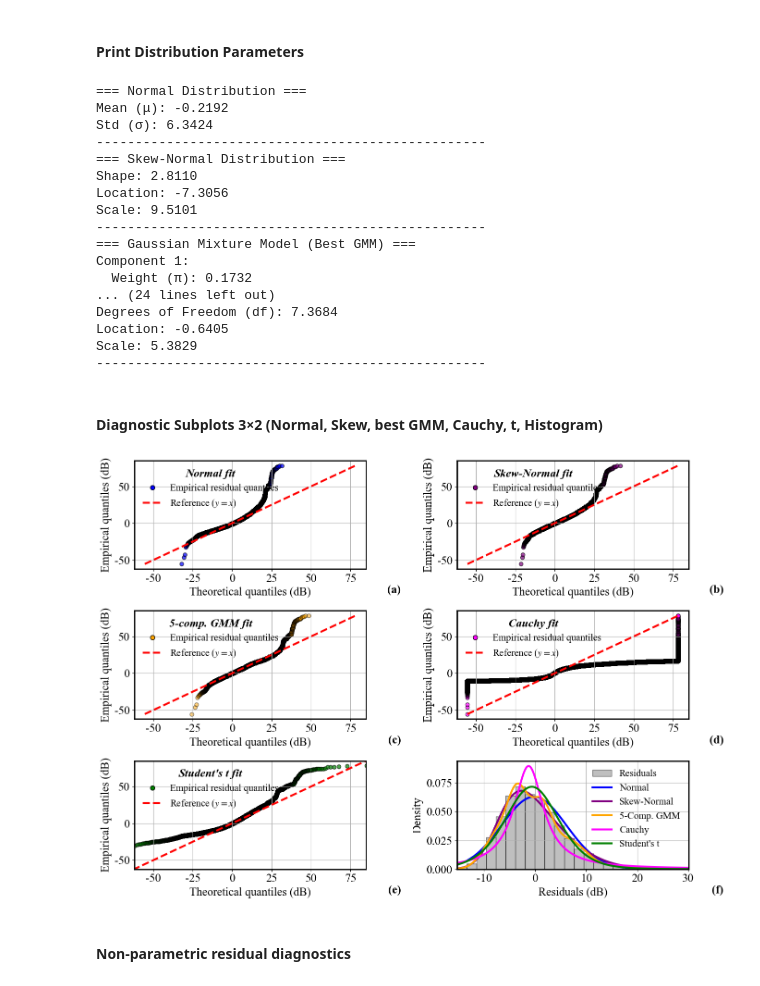
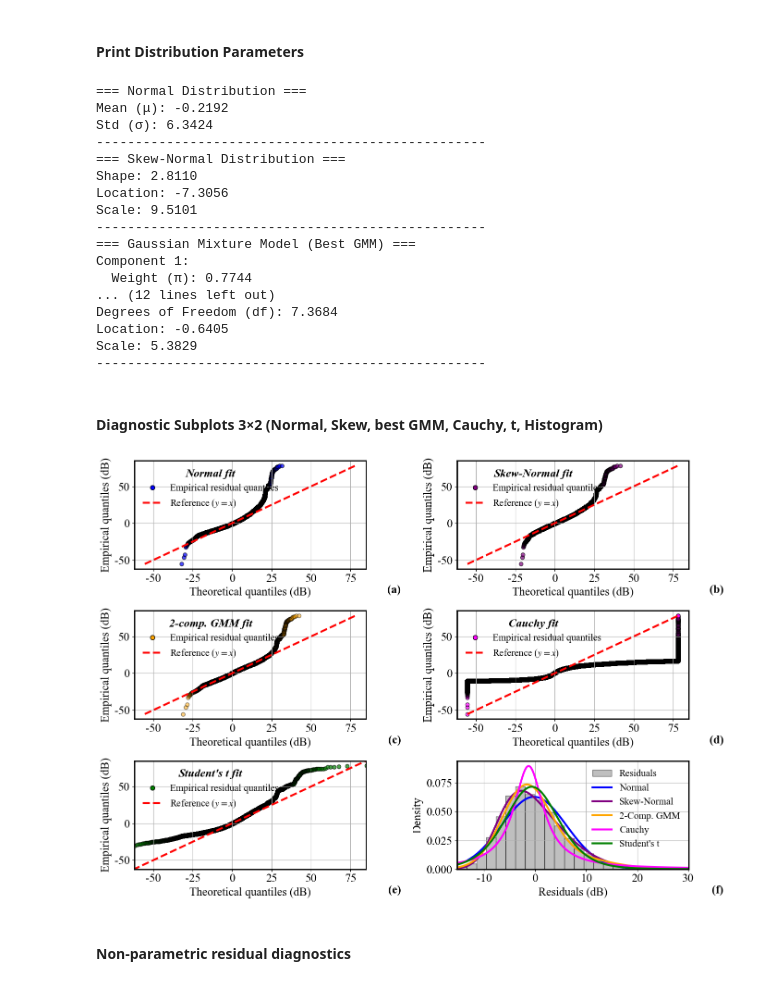
Before and after one commit to nahshonmokua/LoRaWAN-Indoor-PL-parametrics, a Jupyter notebook: 05_SHADOW FADING ANALYSIS.ipynb, the cells around one changed output. Drawn from its saved outputs; the diff is of its cells as text; code cells hidden in the pictures.

```diff
--- a/05_SHADOW FADING ANALYSIS.ipynb
+++ b/05_SHADOW FADING ANALYSIS.ipynb
@@ -359,11 +363,8 @@ Best GMM Model based on lowest BIC: 5 components
 # %% [markdown]
 #### Q–Q Plots for GMMs + Histogram Overlay
 # %%
-#  Re-fit GMM models for 1 to 5 components and store them in a list
-gmm_models = []
-for k in range(1, 6):
-    gmm_k = GaussianMixture(n_components=k, random_state=42).fit(residuals_array)
-    gmm_models.append(gmm_k)
+# The mixtures with 1 to 5 components fitted above
+gmm_models = [mixtures[k] for k in range(1, 6)]
 
 # Prepare sorted residuals and the corresponding probability positions
 sorted_residuals = np.sort(residuals)
@@ -382,7 +383,7 @@ for i, gmm_model in enumerate(gmm_models):
 
     # Generate a dense grid to compute the GMM CDF
     x_grid = np.linspace(residuals.min(), residuals.max(), 200000)
-    cdf_grid = gmm_cdf(x_grid, gmm_model)
+    cdf_grid = mixture_cdf(x_grid, *gmm_model)
 
     # Remove duplicate CDF values for reliable interpolation
     unique_cdf, unique_idx = np.unique(cdf_grid, return_index=True)
@@ -409,8 +410,7 @@ ax6 = axes[5]
 ax6.hist(residuals, bins=60, density=True, alpha=0.5, color='grey', edgecolor='black', label='Residuals')
 x_vals = np.linspace(residuals.min(), residuals.max(), 1000)
 for i, gmm_model in enumerate(gmm_models):
-    # Compute the density for the current GMM (exponentiate the log probabilities)
-    density = np.exp(gmm_model.score_samples(x_vals.reshape(-1, 1)))
+    density = np.exp(mixture_logpdf(x_vals, *gmm_model))
     ax6.plot(x_vals, density, color=gmm_colors[i], linewidth=2, label=f'{i+1}-Comp. GMM')
 
 ax6.set_xlabel('Residuals', fontsize=18)
@@ -458,17 +458,12 @@ print_group("Normal Distribution", [("Mean (μ)", loc_norm), ("Std (σ)", scale_
 # Skew-Normal Distribution
 print_group("Skew-Normal Distribution", [("Shape", shape_sn), ("Location", loc_sn), ("Scale", scale_sn)])
 
-# Gaussian Mixture Model (Using Best GMM from Diagnostics)
+# Gaussian Mixture Model (chosen by cross-validation)
 bold_title = f"\033[1m=== Gaussian Mixture Model (Best GMM) ===\033[0m"
 print(bold_title)
-for i in range(best_gmm.n_components):
+for i, (weight, mean, std) in enumerate(zip(*best_gmm)):
     print(f"Component {i+1}:")
-    print(f"  Weight (π): {best_gmm.weights_[i]:.4f}")
-    if best_gmm.covariances_.ndim == 3:
-        std = np.sqrt(best_gmm.covariances_[i][0][0])
-    else:
-        std = np.sqrt(best_gmm.covariances_[i])
-    mean = best_gmm.means_[i][0]
+    print(f"  Weight (π): {weight:.4f}")
     print(f"  Mean (μ):   {mean:.4f}")
     print(f"  Std (σ):    {std:.4f}")
 print("-" * 50)
@@ -490,8 +485,8 @@ Scale: 9.5101
 --------------------------------------------------
 === Gaussian Mixture Model (Best GMM) ===
 Component 1:
-  Weight (π): 0.1732
-... (24 lines left out)
+  Weight (π): 0.7744
+... (12 lines left out)
 Degrees of Freedom (df): 7.3684
 Location: -0.6405
 Scale: 5.3829
@@ -555,7 +550,7 @@ axes[1].text(1.15, -0.15, subplot_labels[1], transform=axes[1].transAxes,
 
 # 3) Q-Q Plot (GMM)
 x_grid = np.linspace(residuals.min(), residuals.max(), 200000)
-cdf_grid = gmm_cdf(x_grid, best_gmm)
+cdf_grid = mixture_cdf(x_grid, *best_gmm)
 unique_cdf, unique_indices = np.unique(cdf_grid, return_index=True)
 unique_x = x_grid[unique_indices]
 ppf_func = interp1d(unique_cdf, unique_x, bounds_error=False, fill_value=(x_grid[0], x_grid[-1]))
@@ -569,7 +564,7 @@ axes[2].plot([min_val, max_val], [min_val, max_val], 'r--', linewidth=3)
 axes[2].set_xlabel('Theoretical quantiles (dB)')
 axes[2].set_ylabel('Empirical quantiles (dB)')
 axes[2].grid(True)
-qq_legend(axes[2], f'{best_gmm.n_components}-comp. GMM', 'orange')
+qq_legend(axes[2], f'{K_SEL}-comp. GMM', 'orange')
 
 axes[2].text(1.15, -0.15, subplot_labels[2], transform=axes[2].transAxes,
              ha='right', va='top', fontweight='bold', fontsize=18)
@@ -596,36 +591,36 @@ axes[3].text(1.15, -0.15, subplot_labels[3], transform=axes[3].transAxes, ha='ri
 manual_qq_plot(t_dist, "Student's t", sorted_residuals, probabilities, axes[4], color='green')
 axes[4].text(1.15, -0.15, subplot_labels[4], transform=axes[4].transAxes,
              ha='right', va='top', fontweight='bold', fontsize=18)
 
 # 6) Residuals Histogram with Fitted Densities
 axes[5].hist(residuals, bins=70, density=True, alpha=0.5, color='grey', edgecolor='black', label='Residuals')
 x_vals = np.linspace(residuals.min(), residuals.max(), 1000)
 axes[5].plot(x_vals, normal_dist.pdf(x_vals), label='Normal', color='blue', linewidth=3)
 axes[5].plot(x_vals, skew_dist.pdf(x_vals), label='Skew-Normal', color='purple', linewidth=3)
-gmm_density = np.exp(best_gmm.score_samples(x_vals.reshape(-1, 1)))
-axes[5].plot(x_vals, gmm_density, label=f'{best_gmm.n_components}-Comp. GMM', color='orange', linewidth=3)
+gmm_density = np.exp(mixture_logpdf(x_vals, *best_gmm))
+axes[5].plot(x_vals, gmm_density, label=f'{K_SEL}-Comp. GMM', color='orange', linewidth=3)
 axes[5].plot(x_vals, cauchy_dist.pdf(x_vals), label='Cauchy', color='magenta', linewidth=3)
 axes[5].plot(x_vals, t_dist.pdf(x_vals), label="Student's t", color='green', linewidth=3)
 
 axes[5].set_xlabel('Residuals (dB)')
 axes[5].set_ylabel('Density')
 axes[5].legend(fontsize=15, frameon=False)
 axes[5].grid(True)
 axes[5].set_xlim(*np.percentile(residuals, [0.1, 99.9]))
 axes[5].text(1.15, -0.15, subplot_labels[5], transform=axes[5].transAxes, ha='right', va='top', fontweight='bold', fontsize=18)
 
 for ax in axes: ax.tick_params(axis='both', which='major', labelsize=18)
 
 for ax in axes:
     for spine in ax.spines.values():
         spine.set_linewidth(2)
         spine.set_edgecolor("black")
 
 plt.tight_layout()
 plt.savefig('Data+Files+Plots+etc/qq_residual_plots.png', dpi=300)
 plt.show()
 # %% [output]
-[figure, old version]
+[figure, new version]
 # %% [markdown]
 #### Non-parametric residual diagnostics
 # %%
```
Also changed, not shown: parts of 7 cells of this notebook.
